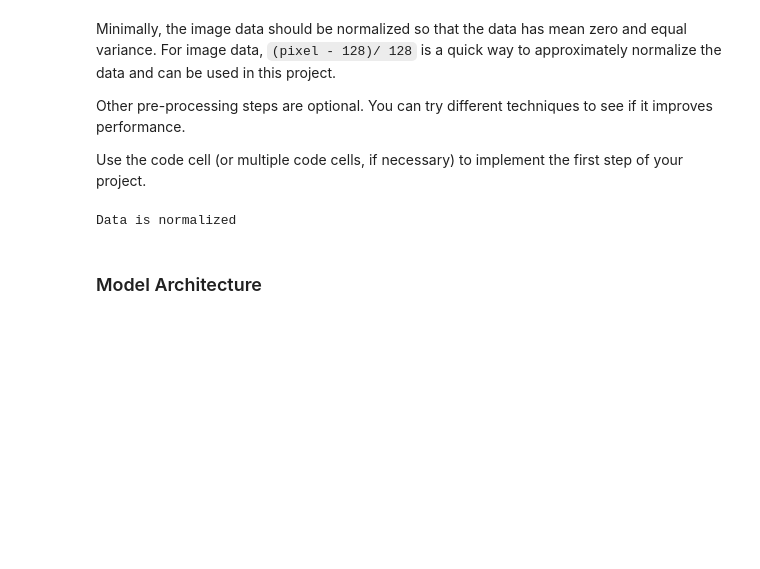
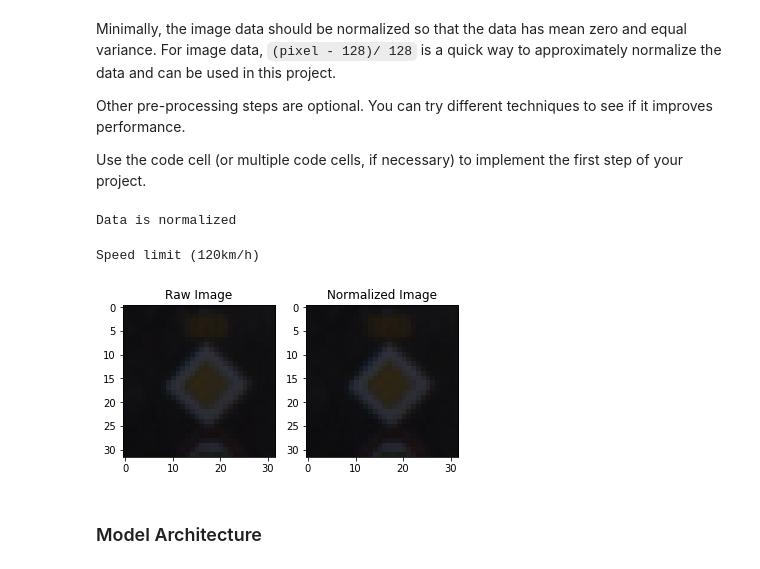
Before and after one commit to laljarus/Project-Traffic-Sign-Classifier-Project-master, a Jupyter notebook: Traffic_Sign_Classifier.ipynb, the cells around one changed output. Drawn from its saved outputs; the diff is of its cells as text; code cells hidden in the pictures; blank space fills up the shorter version.

```diff
--- a/Traffic_Sign_Classifier.ipynb
+++ b/Traffic_Sign_Classifier.ipynb
@@ -151,13 +248,36 @@ Use the code cell (or multiple code cells, if necessary) to implement the first
 ### converting to grayscale, etc.
 ### Feel free to use as many code cells as needed.
 
-X_train = (X_train -128)/128
-X_valid = (X_valid - 128)/128
-X_test = (X_test -128)/128
+index = random.randint(0, len(X_train))
+image_raw = X_train[index].squeeze()
+
+x_min = 0
+x_max = 255
+a = 0
+b = 1
+
+X_train = a+(X_train - x_min)*(b-a)/(x_max-x_min)
+X_valid = a+(X_valid - x_min)*(b-a)/(x_max-x_min)
+X_test = a+(X_test - x_min)*(b-a)/(x_max-x_min)
 
 print('Data is normalized')
 # %% [output]
 Data is normalized
+# %%
+# image after normalization
+image_normalized = X_train[index].squeeze()
+
+raw_image = plt.subplot(1,2,1)
+raw_image.set_title('Raw Image')
+raw_image.imshow(image, cmap="gray")
+
+normalized_image = plt.subplot(1,2,2)
+normalized_image.set_title('Normalized Image')
+normalized_image.imshow(image, cmap="gray")
+print(dictSignNames.get(y_train[index]))
+# %% [output]
+Speed limit (120km/h)
+[figure, added]
 # %% [markdown]
 ### Model Architecture
 # %%
```
Also changed, not shown: parts of 18 cells of this notebook.
